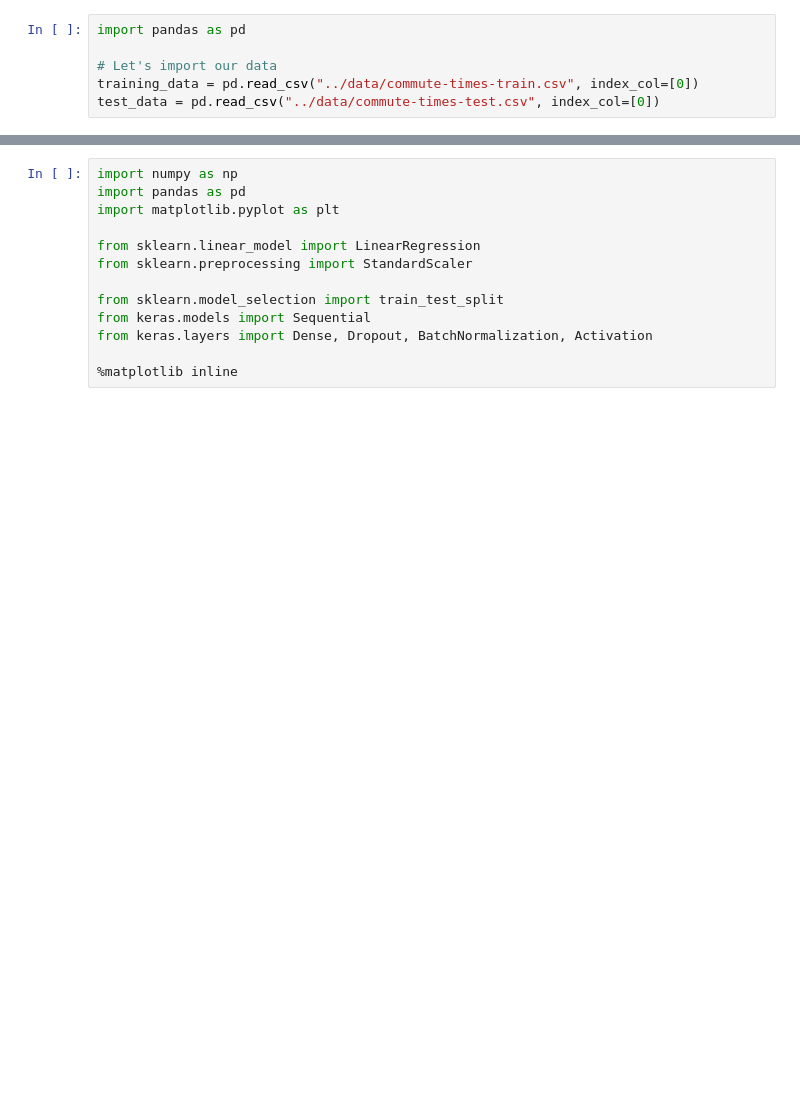
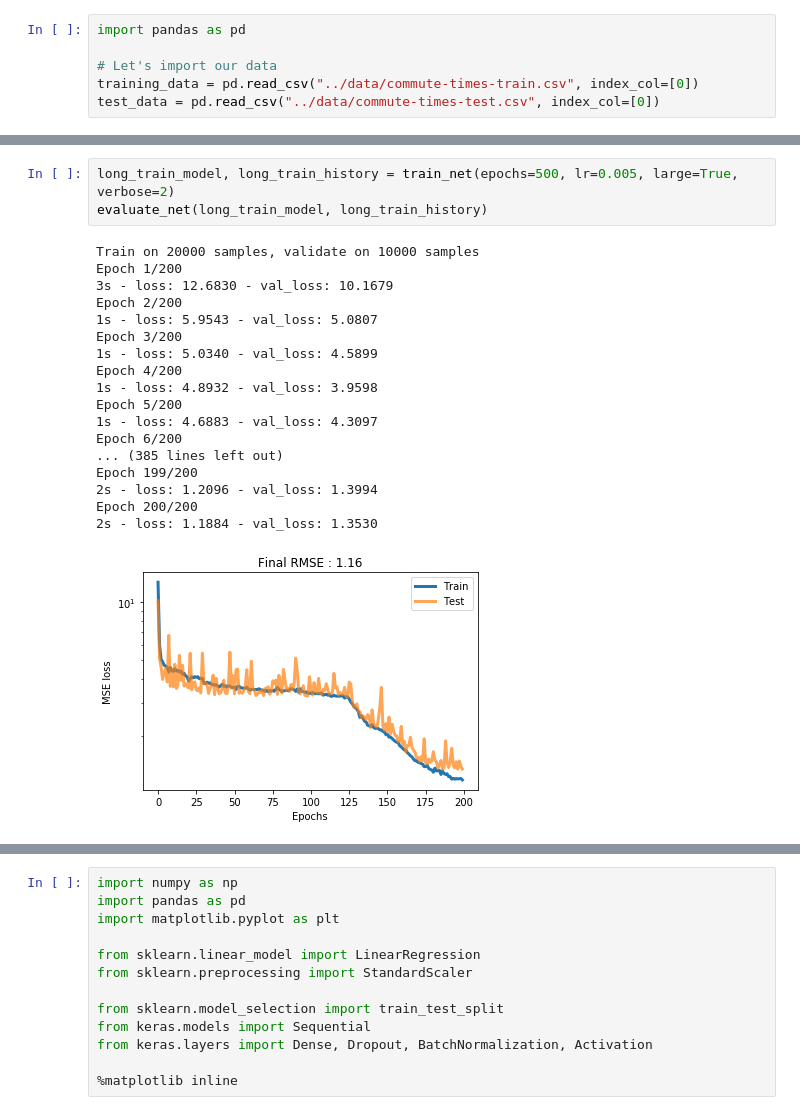
Before and after one commit to QCaudron/ml_101, a Jupyter notebook: 3_Neural_networks/2. Building a neural net.ipynb, the cells around one changed output, grey strips where cells are left out. Cells and saved outputs as stored; diff of their text form; blank space fills up the shorter version.

```diff
--- a/3_Neural_networks/2. Building a neural net.ipynb
+++ b/3_Neural_networks/2. Building a neural net.ipynb
@@ -107,0 +263,22 @@ scaler.fit_transform()
+# %%
+long_train_model, long_train_history = train_net(epochs=500, lr=0.005, large=True, verbose=2)
+evaluate_net(long_train_model, long_train_history)
+# %% [output]
+Train on 20000 samples, validate on 10000 samples
+Epoch 1/200
+3s - loss: 12.6830 - val_loss: 10.1679
+Epoch 2/200
+1s - loss: 5.9543 - val_loss: 5.0807
+Epoch 3/200
+1s - loss: 5.0340 - val_loss: 4.5899
+Epoch 4/200
+1s - loss: 4.8932 - val_loss: 3.9598
+Epoch 5/200
+1s - loss: 4.6883 - val_loss: 4.3097
+Epoch 6/200
+... (385 lines left out)
+Epoch 199/200
+2s - loss: 1.2096 - val_loss: 1.3994
+Epoch 200/200
+2s - loss: 1.1884 - val_loss: 1.3530
+[figure, added]
```
Also changed, not shown: parts of 23 cells of this notebook.
